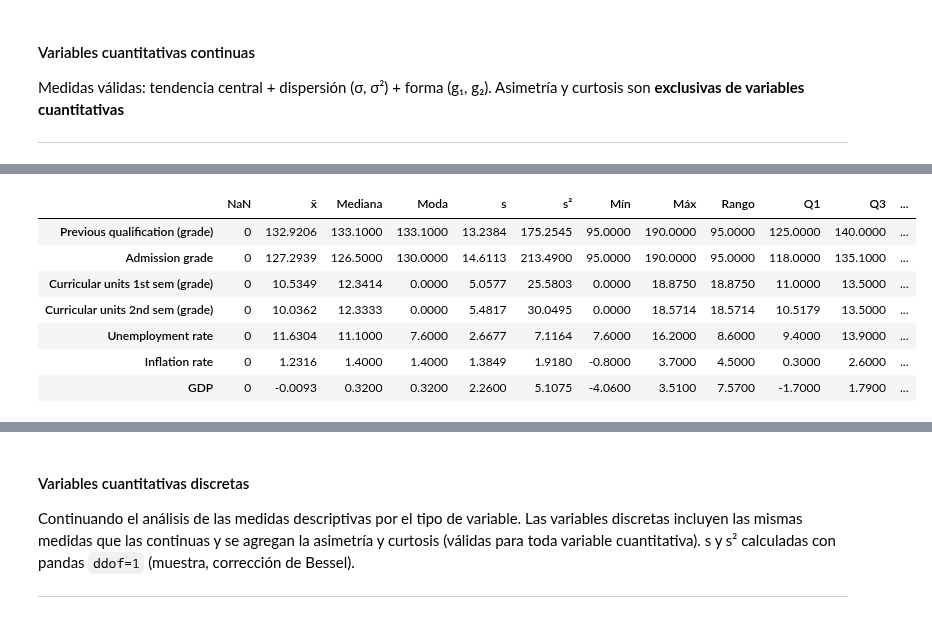
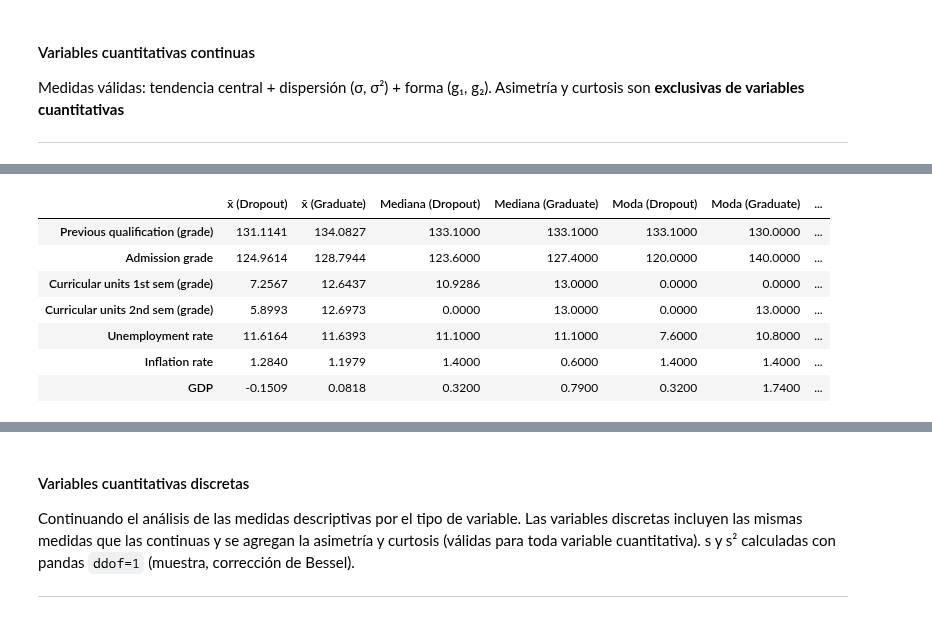
Before and after one commit to ffarina11/proyecto-grupo7-mcdi501, a Jupyter notebook: notebooks/S1_abandono_academico_grupo_7.ipynb, the cells around one changed output, grey strips where cells are left out. Saved outputs shown, nothing was run; the diff lists cells and outputs as text; code cells hidden in the pictures.

```diff
--- a/notebooks/S1_abandono_academico_grupo_7.ipynb
+++ b/notebooks/S1_abandono_academico_grupo_7.ipynb
@@ -558,23 +562,38 @@ vars_continuas = [
     'Unemployment rate', 'Inflation rate', 'GDP'
 ]
 
+# ── Media, mediana y moda por Target ──
+media_target_c = df_binario.groupby('Target')[vars_continuas].mean().T
+mediana_target_c = df_binario.groupby('Target')[vars_continuas].median().T
+moda_target_c = df_binario.groupby('Target')[vars_continuas].agg(
+    lambda s: s.mode().iloc[0]
+).T
+
+media_target_c.columns   = [f'x̄ ({t})'      for t in media_target_c.columns]
+mediana_target_c.columns = [f'Mediana ({t})' for t in mediana_target_c.columns]
+moda_target_c.columns    = [f'Moda ({t})'    for t in moda_target_c.columns]
+
+# ── Resumen general (dispersión y forma, a nivel total) ──
 resumen_continuas = pd.DataFrame({
-    'NaN':     df_binario[vars_continuas].isnull().sum(),
-    'x̄':      df_binario[vars_continuas].mean(),
-    'Mediana': df_binario[vars_continuas].median(),
-    'Moda':    df_binario[vars_continuas].mode().iloc[0],
-    's':       df_binario[vars_continuas].std(ddof=1),        # pandas — MUESTRA
-    's²':      df_binario[vars_continuas].var(ddof=1),        # pandas — MUESTRA
+    's':       df_binario[vars_continuas].std(ddof=1),
+    's²':      df_binario[vars_continuas].var(ddof=1),
     'Mín':     df_binario[vars_continuas].min(),
     'Máx':     df_binario[vars_continuas].max(),
     'Rango':   df_binario[vars_continuas].max() - df_binario[vars_continuas].min(),
     'Q1':      df_binario[vars_continuas].quantile(0.25),
     'Q3':      df_binario[vars_continuas].quantile(0.75),
     'IQR':     df_binario[vars_continuas].quantile(0.75) - df_binario[vars_continuas].quantile(0.25),
-    'g₁':      df_binario[vars_continuas].skew(),             # pandas — corrección muestral
-    'g₂':      df_binario[vars_continuas].kurt(),             # pandas — corrección muestral
-}).round(4)
+    'g₁':      df_binario[vars_continuas].skew(),
+    'g₂':      df_binario[vars_continuas].kurt(),
+})
 
-print("=== Medidas descriptivas — Continuas  | pandas ddof=1 (MUESTRA) ===")
+# ── Unión ──
+resumen_continuas = pd.concat(
+    [media_target_c, mediana_target_c, moda_target_c, resumen_continuas],
+    axis=1
+).round(4)
+
+print("=== Medidas descriptivas — Continuas | pandas ddof=1 (MUESTRA) ===")
+print("Tendencia central separada por Target: Dropout vs Graduate\n")
 resumen_continuas
 # %% [output]
@@ -582,11 +602,11 @@ resumen_continuas
-|  | NaN | x̄ | Mediana | Moda | s | s² | Mín | Máx | Rango | Q1 | Q3 | ... |
-| Previous qualification (grade) | 0 | 132.9206 | 133.1000 | 133.1000 | 13.2384 | 175.2545 | 95.0000 | 190.0000 | 95.0000 | 125.0000 | 140.0000 | ... |
-| Admission grade | 0 | 127.2939 | 126.5000 | 130.0000 | 14.6113 | 213.4900 | 95.0000 | 190.0000 | 95.0000 | 118.0000 | 135.1000 | ... |
-| Curricular units 1st sem (grade) | 0 | 10.5349 | 12.3414 | 0.0000 | 5.0577 | 25.5803 | 0.0000 | 18.8750 | 18.8750 | 11.0000 | 13.5000 | ... |
-| Curricular units 2nd sem (grade) | 0 | 10.0362 | 12.3333 | 0.0000 | 5.4817 | 30.0495 | 0.0000 | 18.5714 | 18.5714 | 10.5179 | 13.5000 | ... |
-| Unemployment rate | 0 | 11.6304 | 11.1000 | 7.6000 | 2.6677 | 7.1164 | 7.6000 | 16.2000 | 8.6000 | 9.4000 | 13.9000 | ... |
-| Inflation rate | 0 | 1.2316 | 1.4000 | 1.4000 | 1.3849 | 1.9180 | -0.8000 | 3.7000 | 4.5000 | 0.3000 | 2.6000 | ... |
-| GDP | 0 | -0.0093 | 0.3200 | 0.3200 | 2.2600 | 5.1075 | -4.0600 | 3.5100 | 7.5700 | -1.7000 | 1.7900 | ... |
+|  | x̄ (Dropout) | x̄ (Graduate) | Mediana (Dropout) | Mediana (Graduate) | Moda (Dropout) | Moda (Graduate) | ... |
+| Previous qualification (grade) | 131.1141 | 134.0827 | 133.1000 | 133.1000 | 133.1000 | 130.0000 | ... |
+| Admission grade | 124.9614 | 128.7944 | 123.6000 | 127.4000 | 120.0000 | 140.0000 | ... |
+| Curricular units 1st sem (grade) | 7.2567 | 12.6437 | 10.9286 | 13.0000 | 0.0000 | 0.0000 | ... |
+| Curricular units 2nd sem (grade) | 5.8993 | 12.6973 | 0.0000 | 13.0000 | 0.0000 | 13.0000 | ... |
+| Unemployment rate | 11.6164 | 11.6393 | 11.1000 | 11.1000 | 7.6000 | 10.8000 | ... |
+| Inflation rate | 1.2840 | 1.1979 | 1.4000 | 0.6000 | 1.4000 | 1.4000 | ... |
+| GDP | -0.1509 | 0.0818 | 0.3200 | 0.7900 | 0.3200 | 1.7400 | ... |
 # %%
 # ============================================================
 # VISUALIZACIÓN —  VARIABLES CUANTITATIVAS CONTINUAS
```
Also changed, not shown: parts of 13 cells of this notebook.
